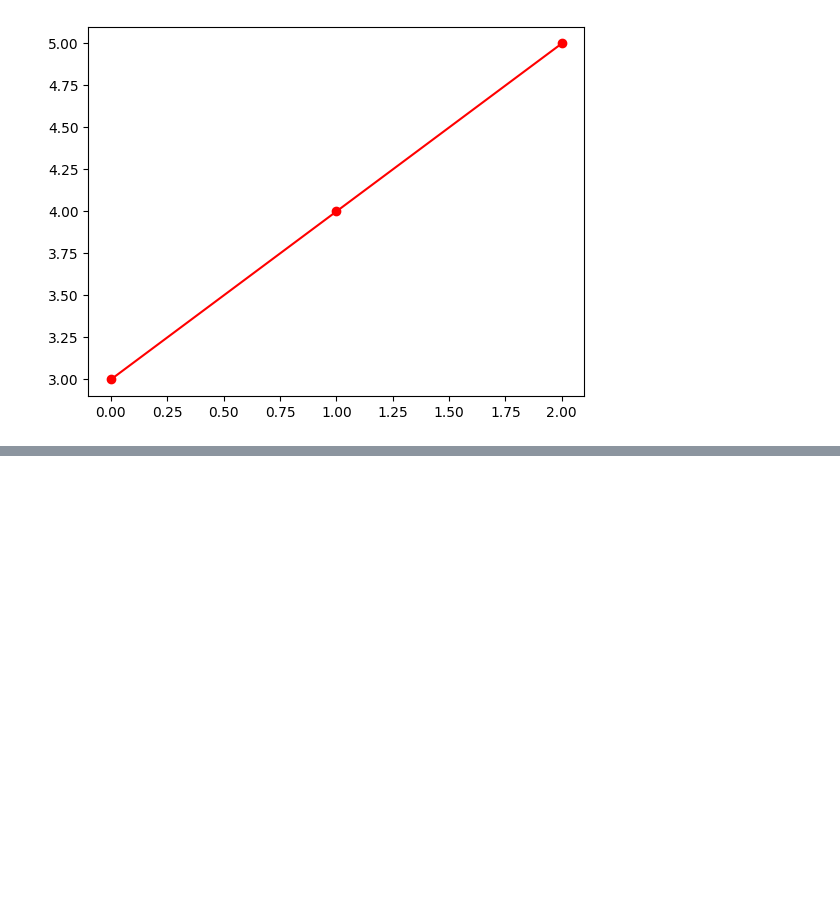
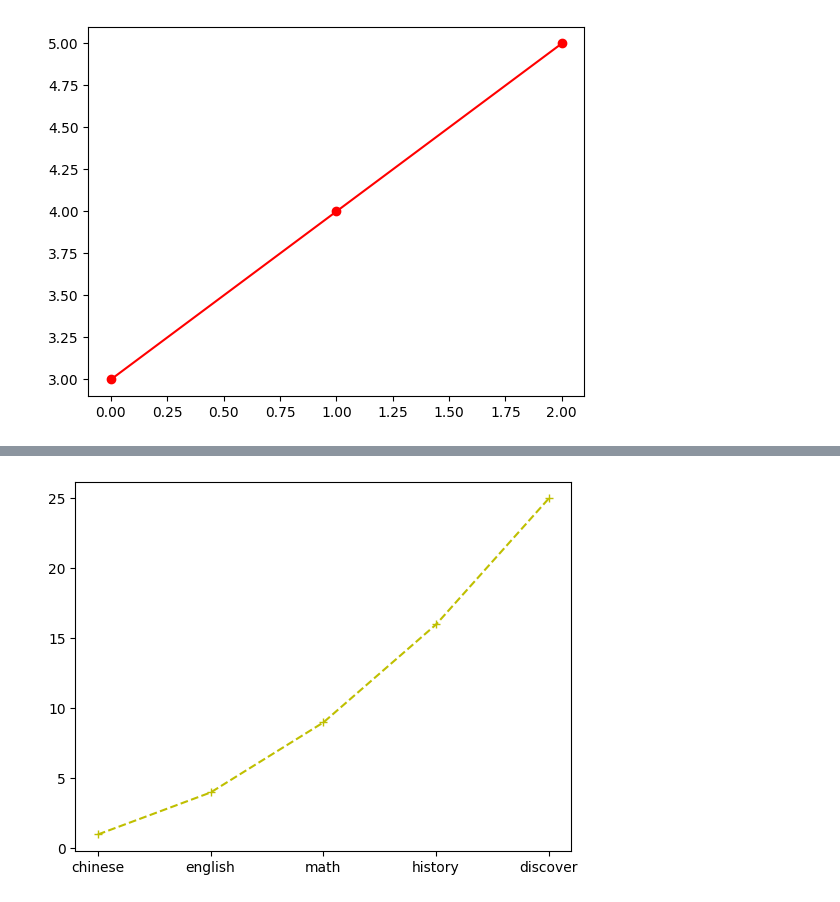
Before and after one commit to cloudorz0525/2024101501, a Jupyter notebook: lesson12/lesson12_3.ipynb, the cells around one changed output, grey strips where cells are left out. Cells and saved outputs as stored; diff of their text form; code cells hidden in the pictures; blank space fills up the shorter version.

```diff
--- a/lesson12/lesson12_3.ipynb
+++ b/lesson12/lesson12_3.ipynb
@@ -18,0 +32,12 @@ plt.show()
+# %%
+import matplotlib.pyplot as plt
+
+# 1.製作figure
+fig = plt.figure()
+
+# 2.在1.的figure上製作一個axes
+axes = fig.add_subplot(1, 1, 1)
+axes.plot(['chinese','english','math','history','discover'],[1, 4, 9, 16, 25],'+--y')
+plt.show()
+# %% [output]
+[figure, added]
```
Also changed, not shown: parts of 3 cells of this notebook.
